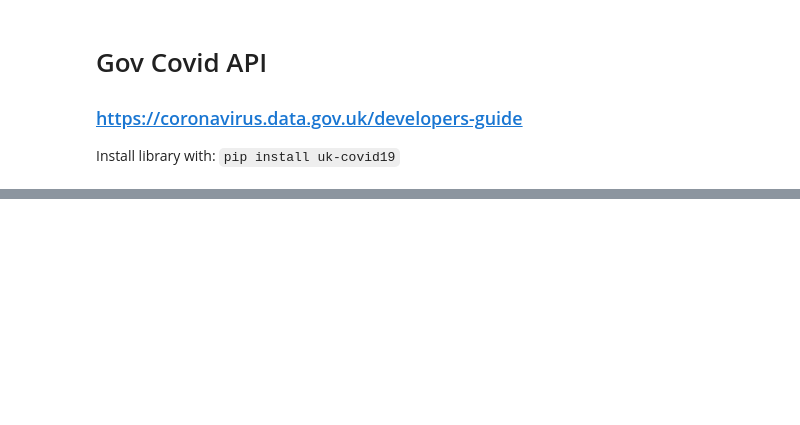
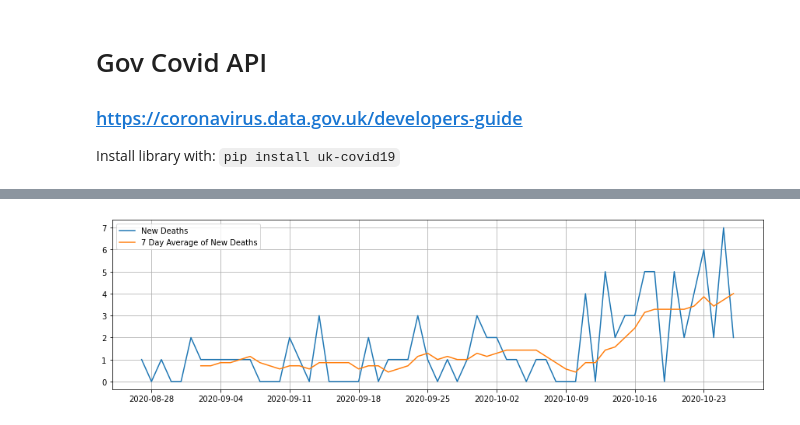
Before and after one commit to bcdobbs/Covid19, a Jupyter notebook: RushcliffeCV19Data.ipynb, the cells around one changed output, grey strips where cells are left out. Saved outputs shown, nothing was run; the diff lists cells and outputs as text; code cells hidden in the pictures; blank space fills up the shorter version.

```diff
--- a/RushcliffeCV19Data.ipynb
+++ b/RushcliffeCV19Data.ipynb
@@ -97,0 +87,18 @@ df.plot(figsize=(15,4), x="date", y="cumDeathsByDeathDate", kind="line")
+# %%
+plt.figure(figsize=[15,4])
+plt.grid(True)
+
+ax = plt.gca()
+locator = mdates.DayLocator(interval = 7)
+ax.xaxis.set_major_locator(locator)
+
+plt.xlabel = "Date"
+plt.ylabel = "Deaths"
+
+plt.plot(df["date"], df["newDeaths"], label="New Deaths")
+plt.plot(df["date"], df["newDeaths_SMA_7"], label="7 Day Average of New Deaths")
+plt.legend(loc=2)
+
+plt.show()
+# %% [output]
+[figure, added]
```
Also changed, not shown: parts of 12 cells of this notebook.
